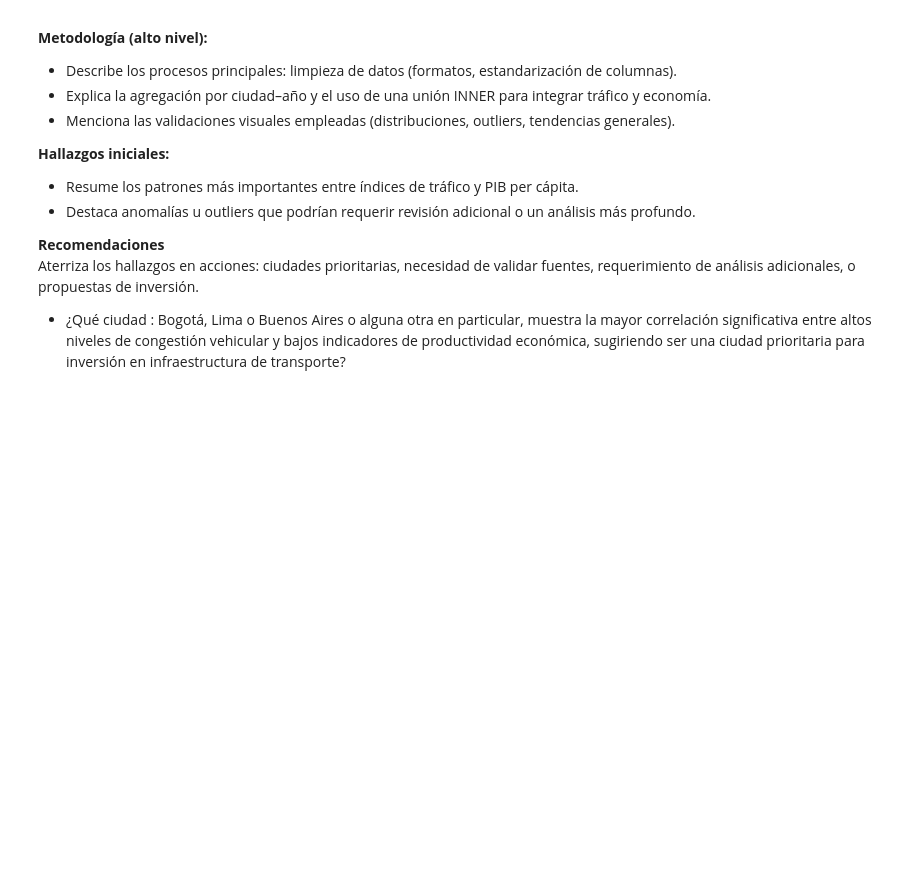
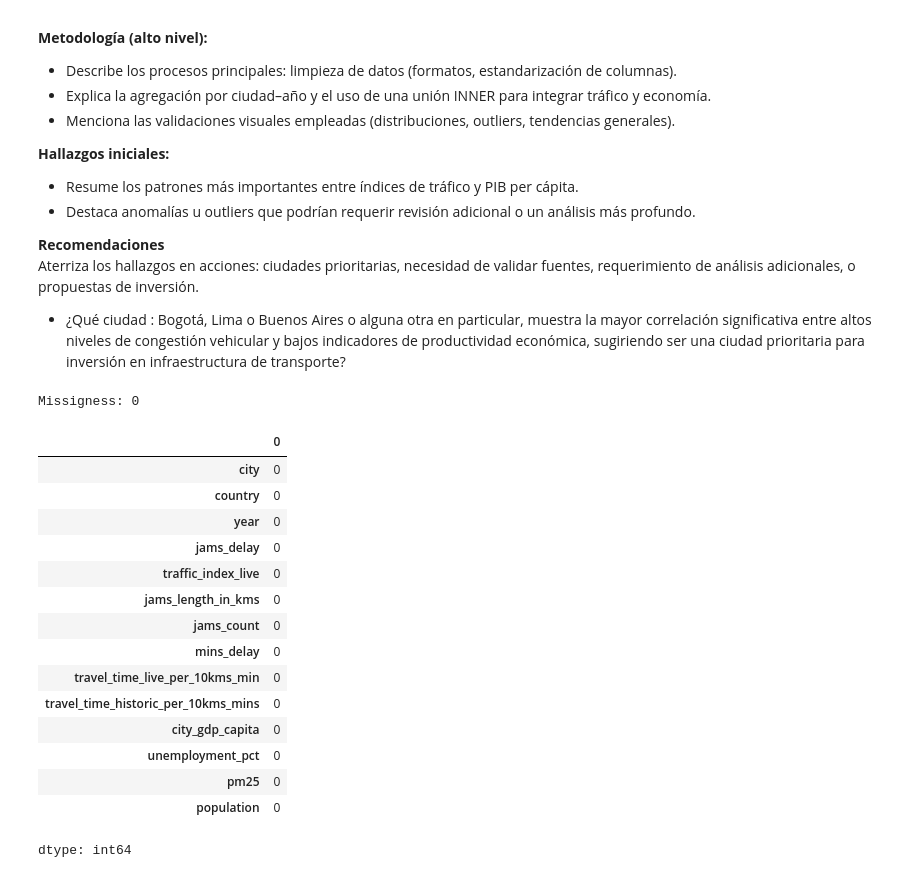
Before and after one commit to Eddy703/analysis_latam_cities, a Jupyter notebook: analysis_latam_cities_colab.ipynb, the cells around one changed output. Saved outputs shown, nothing was run; the diff lists cells and outputs as text; code cells hidden in the pictures; blank space fills up the shorter version.

```diff
--- a/analysis_latam_cities_colab.ipynb
+++ b/analysis_latam_cities_colab.ipynb
@@ -573,3 +575,26 @@ En el menú lateral que esta a la izquierda, ve hasta la parte de abajo, a la se
 Aterriza los hallazgos en acciones: ciudades prioritarias, necesidad de validar fuentes, requerimiento de análisis adicionales, o propuestas de inversión.
 
 - ¿Qué ciudad : Bogotá, Lima o Buenos Aires o alguna otra en particular, muestra la mayor correlación significativa entre altos niveles de congestión vehicular y bajos indicadores de productividad económica, sugiriendo ser una ciudad prioritaria para inversión en infraestructura de transporte?
+# %%
+#se agrega contador de nulos
+df =  pd.read_csv('/content/ladb_mobility_economy_2024_clean.csv')
+print('Missigness: 0')
+df.isnull().sum()
+# %% [output]
+Missigness: 0
+|  | 0 |
+| city | 0 |
+| country | 0 |
+| year | 0 |
+| jams_delay | 0 |
+| traffic_index_live | 0 |
+| jams_length_in_kms | 0 |
+| jams_count | 0 |
+| mins_delay | 0 |
+| travel_time_live_per_10kms_min | 0 |
+| travel_time_historic_per_10kms_mins | 0 |
+| city_gdp_capita | 0 |
+| unemployment_pct | 0 |
+| pm25 | 0 |
+| population | 0 |
+dtype: int64
```
Also changed, not shown: parts of 1 cell of this notebook.
